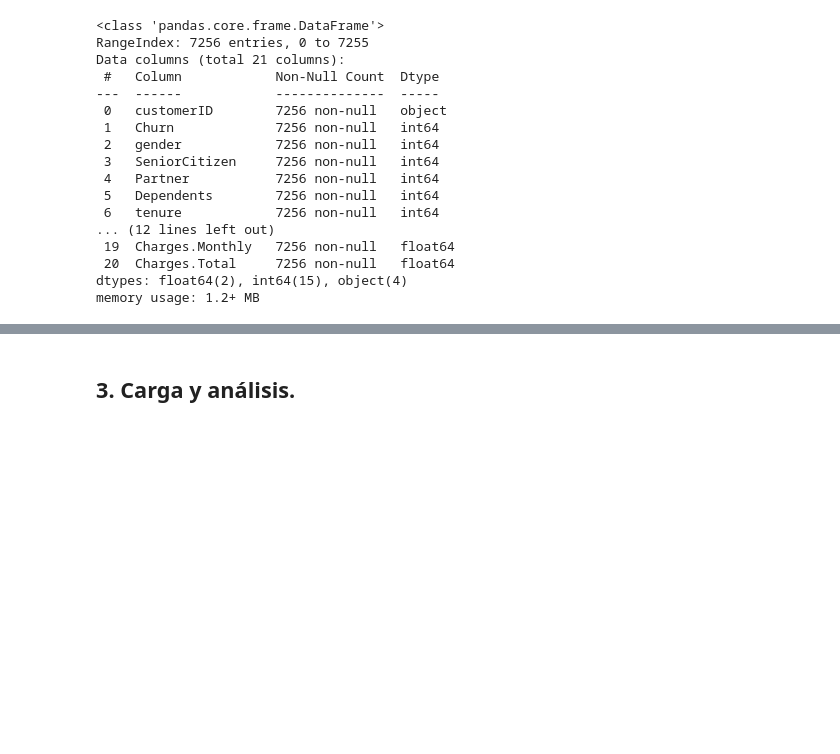
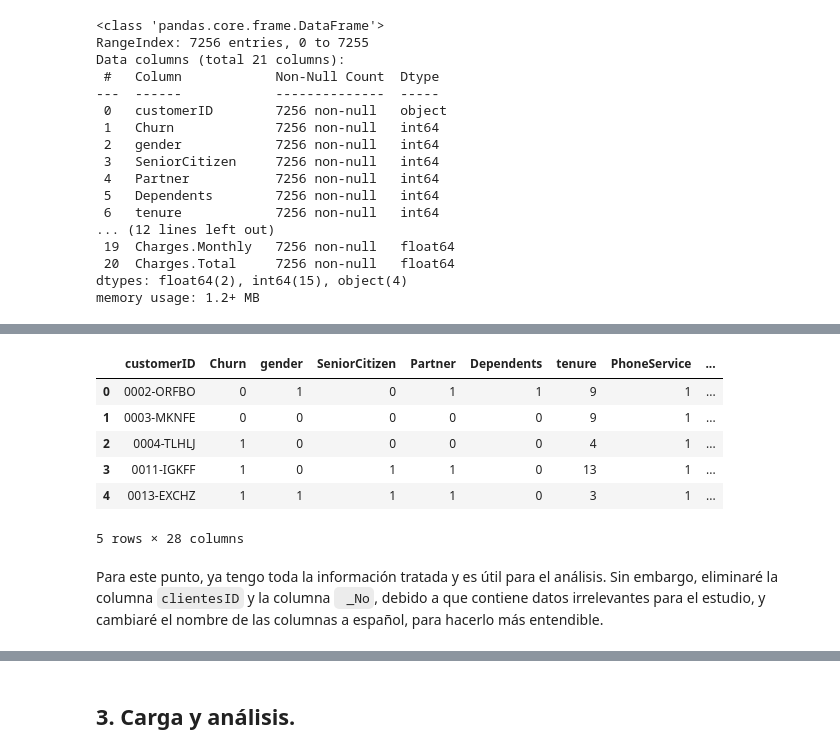
Before and after one commit to DaniBntz/TelecomX, a Jupyter notebook: TelecomX_Challenge.ipynb, the cells around one changed output, grey strips where cells are left out. Cells and saved outputs as stored; diff of their text form; code cells hidden in the pictures; blank space fills up the shorter version.

```diff
--- a/TelecomX_Challenge.ipynb
+++ b/TelecomX_Challenge.ipynb
@@ -387,0 +390,15 @@ memory usage: 1.2+ MB
+# %%
+#Aplico la herramienta get_dummies para dividir las columnas
+
+#InternetService
+datos = pd.get_dummies(datos, columns=['InternetService'], prefix=' ', dummy_na=False)
+
+# Contract
+datos = pd.get_dummies(datos, columns=['Contract'], prefix=' ', dummy_na=False)
+
+# PaymentMethod
+datos = pd.get_dummies(datos, columns=['PaymentMethod'], prefix=' ', dummy_na=False)
+
+#compruebo
+
+datos.info()
@@ -387,0 +423,8 @@ memory usage: 1.2+ MB
+# %%
+#Las columnas nuevas que se crearon booleanas, las transformaré a tipo entero
+
+for col in datos.columns:
+    if datos[col].dtype == bool:
+        datos[col] = datos[col].astype(int)
+
+datos.sample(3)
@@ -387,0 +503,17 @@ memory usage: 1.2+ MB
+# %%
+#Guardo los cambios
+datos_reorganizado = datos[nuevo_orden].copy()
+
+datos = datos_reorganizado
+
+datos.head()
+# %% [output]
+|  | customerID | Churn | gender | SeniorCitizen | Partner | Dependents | tenure | PhoneService | ... |
+| 0 | 0002-ORFBO | 0 | 1 | 0 | 1 | 1 | 9 | 1 | ... |
+| 1 | 0003-MKNFE | 0 | 0 | 0 | 0 | 0 | 9 | 1 | ... |
+| 2 | 0004-TLHLJ | 1 | 0 | 0 | 0 | 0 | 4 | 1 | ... |
+| 3 | 0011-IGKFF | 1 | 0 | 1 | 1 | 0 | 13 | 1 | ... |
+| 4 | 0013-EXCHZ | 1 | 1 | 1 | 1 | 0 | 3 | 1 | ... |
+5 rows × 28 columns
+# %% [markdown]
+Para este punto, ya tengo toda la información tratada y es útil para el análisis. Sin embargo, eliminaré la columna `clientesID` y la columna ` _No`, debido a que contiene datos irrelevantes para el estudio, y cambiaré el nombre de las columnas a español, para hacerlo más entendible.
```
Also changed, not shown: parts of 16 cells of this notebook.
